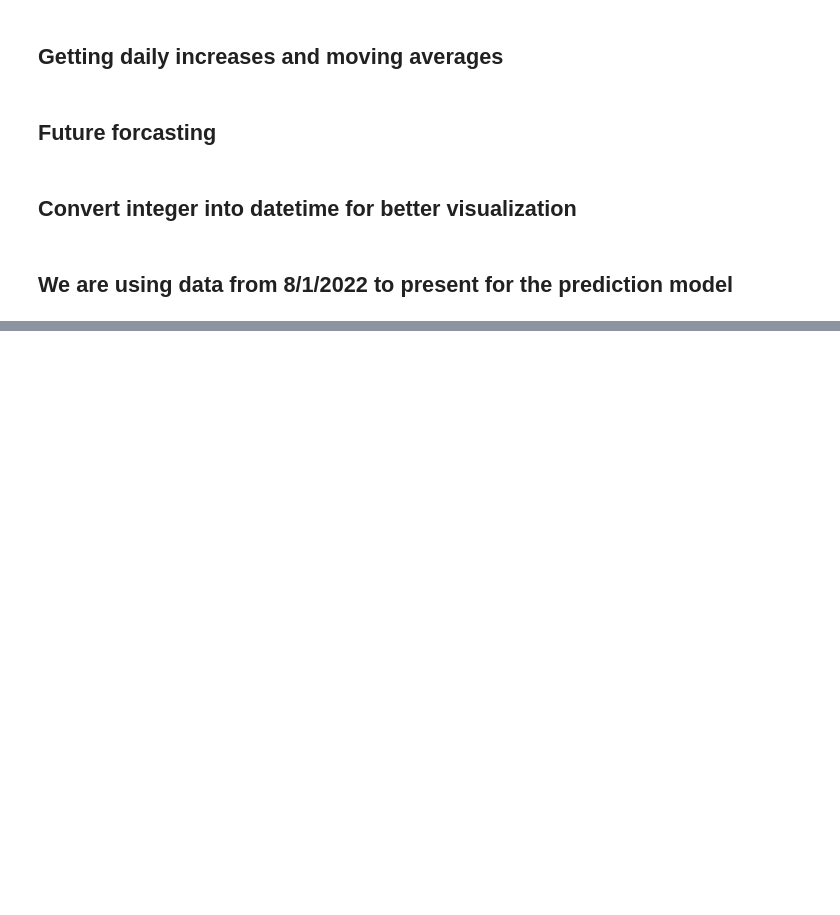
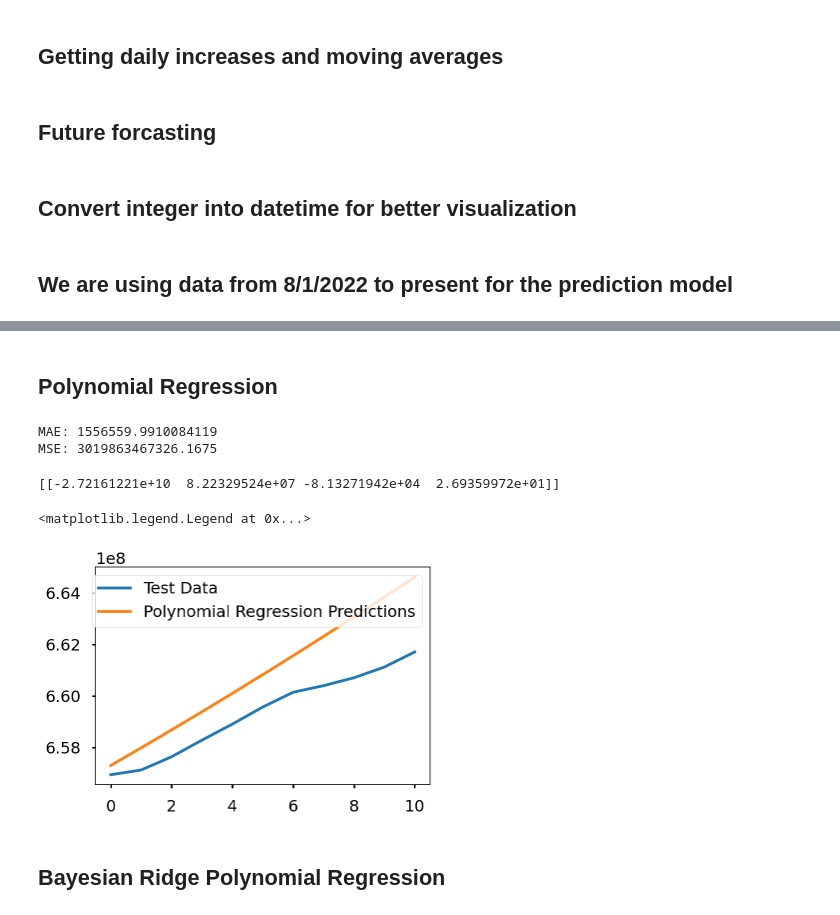
Before and after one commit to AmirMotefaker/Coronavirus-COVID19-pandemic, a Jupyter notebook: coronavirus-pandemic-covid-19-visualization.ipynb, the cells around one changed output, grey strips where cells are left out. Saved outputs shown, nothing was run; the diff lists cells and outputs as text; code cells hidden in the pictures; blank space fills up the shorter version.

```diff
--- a/coronavirus-pandemic-covid-19-visualization.ipynb
+++ b/coronavirus-pandemic-covid-19-visualization.ipynb
@@ -170,0 +204,36 @@ X_train_confirmed, X_test_confirmed, y_train_confirmed, y_test_confirmed = train
+# %%
+# transform our data for polynomial regression
+poly = PolynomialFeatures(degree=3)
+poly_X_train_confirmed = poly.fit_transform(X_train_confirmed)
+poly_X_test_confirmed = poly.fit_transform(X_test_confirmed)
+poly_future_forcast = poly.fit_transform(future_forcast)
+
+bayesian_poly = PolynomialFeatures(degree=3)
+bayesian_poly_X_train_confirmed = bayesian_poly.fit_transform(X_train_confirmed)
+bayesian_poly_X_test_confirmed = bayesian_poly.fit_transform(X_test_confirmed)
+bayesian_poly_future_forcast = bayesian_poly.fit_transform(future_forcast)
+# %% [markdown]
+## Polynomial Regression
+# %%
+linear_model = LinearRegression(normalize=True, fit_intercept=False)
+linear_model.fit(poly_X_train_confirmed, y_train_confirmed)
+test_linear_pred = linear_model.predict(poly_X_test_confirmed)
+linear_pred = linear_model.predict(poly_future_forcast)
+print('MAE:', mean_absolute_error(test_linear_pred, y_test_confirmed))
+print('MSE:',mean_squared_error(test_linear_pred, y_test_confirmed))
+# %% [output]
+MAE: 1556559.9910084119
+MSE: 3019863467326.1675
+# %%
+print(linear_model.coef_)
+# %% [output]
+[[-2.72161221e+10  8.22329524e+07 -8.13271942e+04  2.69359972e+01]]
+# %%
+plt.plot(y_test_confirmed)
+plt.plot(test_linear_pred)
+plt.legend(['Test Data', 'Polynomial Regression Predictions'])
+# %% [output]
+<matplotlib.legend.Legend at 0x...>
+[figure, added]
+# %% [markdown]
+## Bayesian Ridge Polynomial Regression
```
Also changed, not shown: parts of 10 cells of this notebook.
